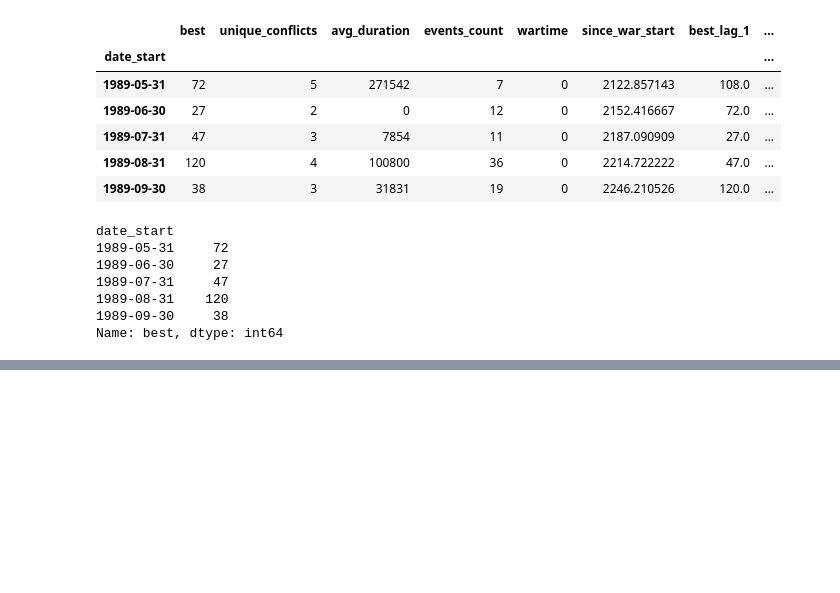
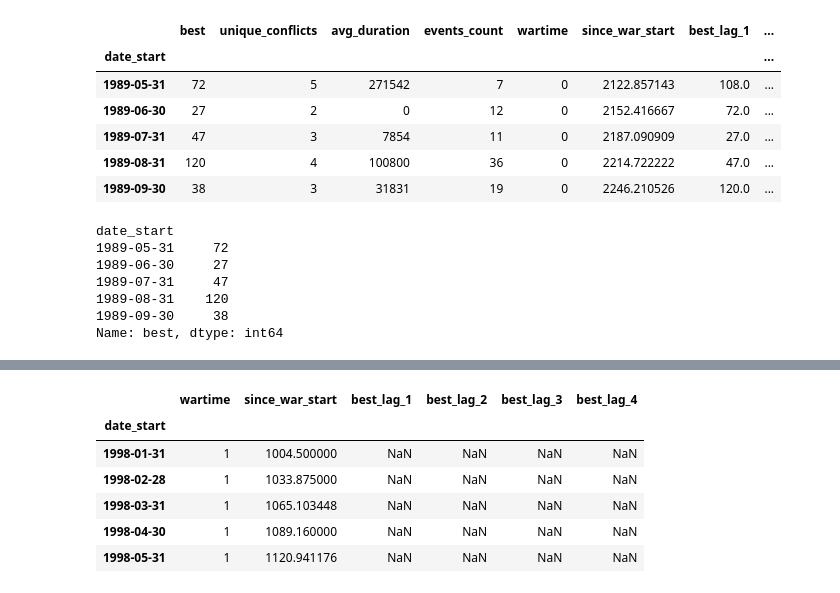
Before and after one commit to kaylanhua/conflicts, a Jupyter notebook: eda/sri_lanka.ipynb, the cells around one changed output, grey strips where cells are left out. Saved outputs shown, nothing was run; the diff lists cells and outputs as text; code cells hidden in the pictures; blank space fills up the shorter version.

```diff
--- a/eda/sri_lanka.ipynb
+++ b/eda/sri_lanka.ipynb
@@ -133,0 +163,24 @@ Mean Squared Error: 2472.8391266666636
+# %%
+data_with_lags = X_best.drop(columns=["avg_duration", "unique_conflicts", "events_count"])
+
+# Splitting the data based on the date
+train_data = data_with_lags[data_with_lags.index < pd.to_datetime('1998-01-01')]
+test_data = data_with_lags[(data_with_lags.index >= pd.to_datetime('1998-01-01')) & (data_with_lags.index < pd.to_datetime('1999-01-01'))]
+
+# Prepare features and target
+X_train = train_data.drop(columns=['best'])
+y_train = train_data['best']
+X_test = test_data.drop(columns=['best'])
+y_test = test_data['best']
+# %%
+model = RandomForestRegressor(n_estimators=100, random_state=42)
+model.fit(X_train, y_train)
+
+X_test[['best_lag_1', 'best_lag_2', 'best_lag_3', 'best_lag_4']] = np.nan
+
+predictions = []
+
+index_future_dates = pd.date_range(start=train_data.index[-1] + pd.DateOffset(months=1), periods=len(X_test), freq='M')
+print(index_future_dates)
+index_future_dates = y_test.index
+index_future_dates
@@ -133,0 +205,10 @@ Mean Squared Error: 2472.8391266666636
+# %%
+X_test.head()
+# %% [output]
+|  | wartime | since_war_start | best_lag_1 | best_lag_2 | best_lag_3 | best_lag_4 |
+| date_start |  |  |  |  |  |  |
+| 1998-01-31 | 1 | 1004.500000 | NaN | NaN | NaN | NaN |
+| 1998-02-28 | 1 | 1033.875000 | NaN | NaN | NaN | NaN |
+| 1998-03-31 | 1 | 1065.103448 | NaN | NaN | NaN | NaN |
+| 1998-04-30 | 1 | 1089.160000 | NaN | NaN | NaN | NaN |
+| 1998-05-31 | 1 | 1120.941176 | NaN | NaN | NaN | NaN |
```
Also changed, not shown: parts of 10 cells of this notebook, 1 other file.
